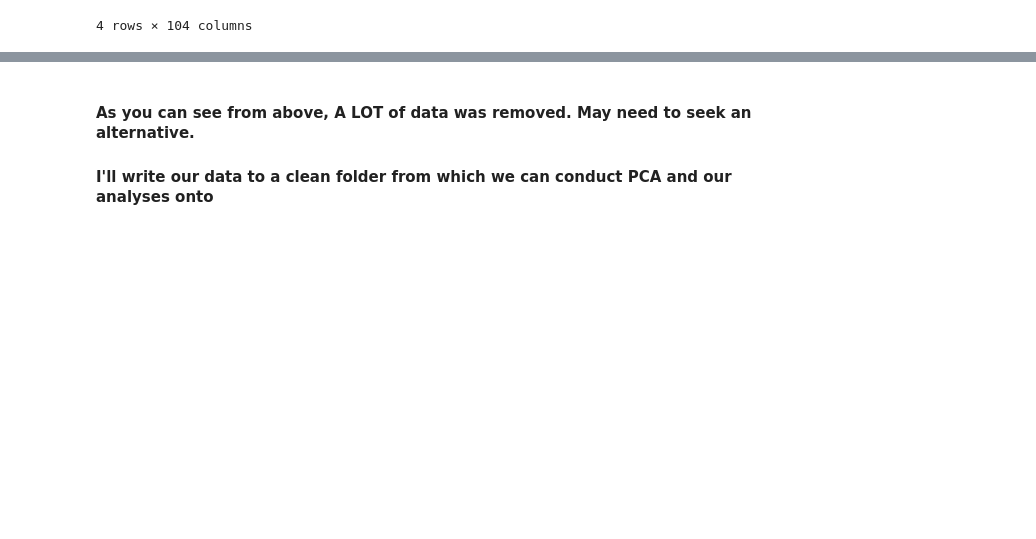
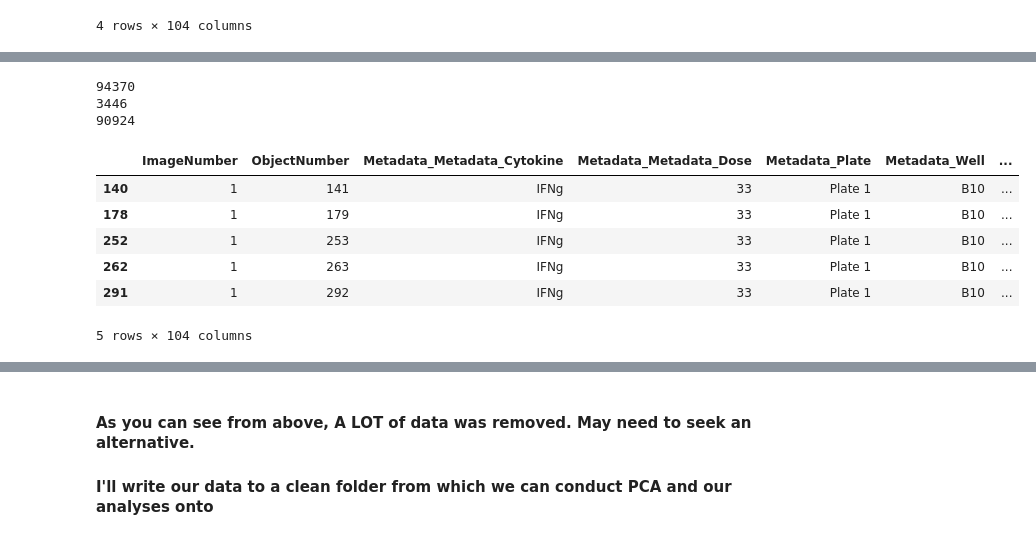
Before and after one commit to hww1999/HTI, a Jupyter notebook: Preprocessing/data_cleaning.ipynb, the cells around one changed output, grey strips where cells are left out. Drawn from its saved outputs; the diff is of its cells as text; code cells hidden in the pictures; blank space fills up the shorter version.

```diff
--- a/Preprocessing/data_cleaning.ipynb
+++ b/Preprocessing/data_cleaning.ipynb
@@ -314,0 +349,18 @@ outliers.head()
+# %%
+outliers, real_data = outlier_detection(cell_data, 3, 0.1) # at 3 SD and at a threshold 10% of features
+
+print(len(cell_data))
+print(len(outliers))
+print(len(real_data))
+outliers.head()
+# %% [output]
+94370
+3446
+90924
+|  | ImageNumber | ObjectNumber | Metadata_Metadata_Cytokine | Metadata_Metadata_Dose | Metadata_Plate | Metadata_Well | ... |
+| 140 | 1 | 141 | IFNg | 33 | Plate 1 | B10 | ... |
+| 178 | 1 | 179 | IFNg | 33 | Plate 1 | B10 | ... |
+| 252 | 1 | 253 | IFNg | 33 | Plate 1 | B10 | ... |
+| 262 | 1 | 263 | IFNg | 33 | Plate 1 | B10 | ... |
+| 291 | 1 | 292 | IFNg | 33 | Plate 1 | B10 | ... |
+5 rows × 104 columns
```
Also changed, not shown: parts of 12 cells of this notebook.
